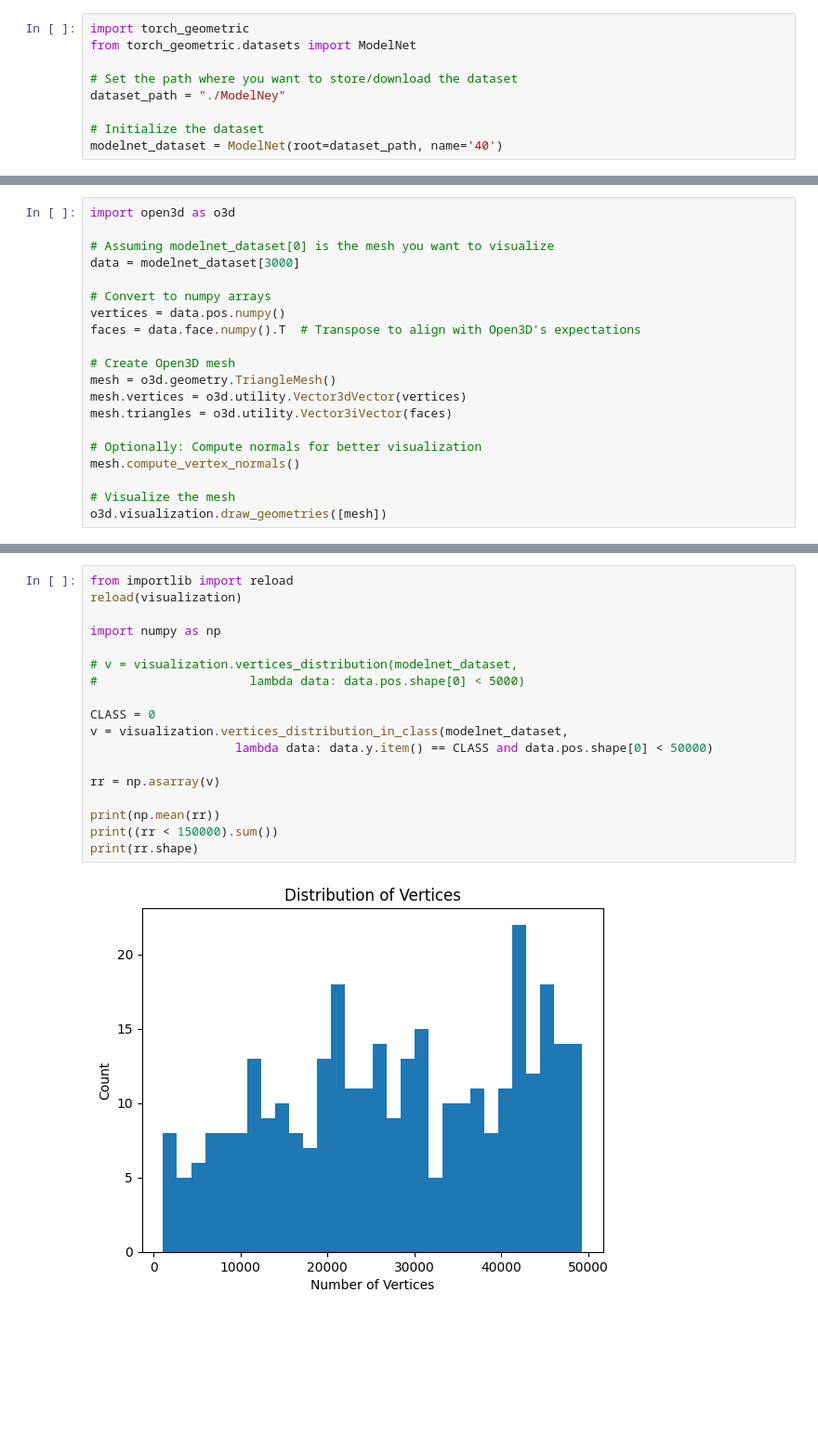
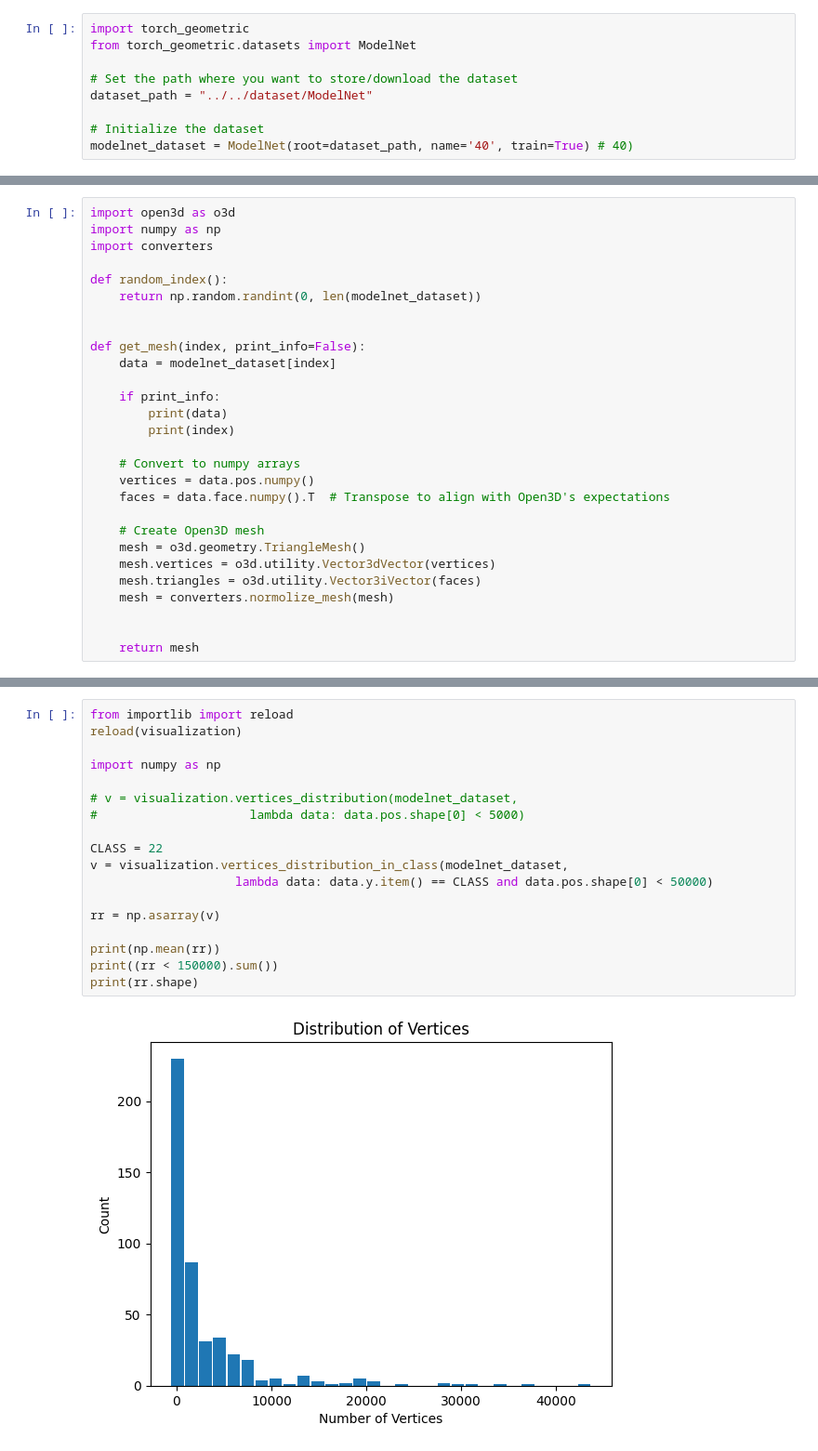
Before and after one commit to maykitbo/3d_mesh_neural_network, a Jupyter notebook: src/data_processing/modelnet.ipynb, the cells around one changed output, grey strips where cells are left out. Shown at 93% size. Saved outputs shown, nothing was run; the diff lists cells and outputs as text; blank space fills up the shorter version.

```diff
--- a/src/data_processing/modelnet.ipynb
+++ b/src/data_processing/modelnet.ipynb
@@ -3,7 +3,7 @@ import torch_geometric
 from torch_geometric.datasets import ModelNet
 
 # Set the path where you want to store/download the dataset
-dataset_path = "./ModelNey"
+dataset_path = "../../dataset/ModelNet"
 
 # Initialize the dataset
-modelnet_dataset = ModelNet(root=dataset_path, name='40')
+modelnet_dataset = ModelNet(root=dataset_path, name='40', train=True) # 40)
@@ -21,20 +25,28 @@ tensor([8])
 # %%
 import open3d as o3d
+import numpy as np
+import converters
 
-# Assuming modelnet_dataset[0] is the mesh you want to visualize
-data = modelnet_dataset[3000]
+def random_index():
+    return np.random.randint(0, len(modelnet_dataset))
 
-# Convert to numpy arrays
-vertices = data.pos.numpy()
-faces = data.face.numpy().T  # Transpose to align with Open3D's expectations
 
-# Create Open3D mesh
-mesh = o3d.geometry.TriangleMesh()
-mesh.vertices = o3d.utility.Vector3dVector(vertices)
-mesh.triangles = o3d.utility.Vector3iVector(faces)
+def get_mesh(index, print_info=False):
+    data = modelnet_dataset[index]
 
-# Optionally: Compute normals for better visualization
-mesh.compute_vertex_normals()
+    if print_info:
+        print(data)
+        print(index)
 
-# Visualize the mesh
-o3d.visualization.draw_geometries([mesh])
+    # Convert to numpy arrays
+    vertices = data.pos.numpy()
+    faces = data.face.numpy().T  # Transpose to align with Open3D's expectations
+
+    # Create Open3D mesh
+    mesh = o3d.geometry.TriangleMesh()
+    mesh.vertices = o3d.utility.Vector3dVector(vertices)
+    mesh.triangles = o3d.utility.Vector3iVector(faces)
+    mesh = converters.normolize_mesh(mesh)
+
+
+    return mesh
@@ -49,20 +84,20 @@ v = visualization.class_distribution(modelnet_dataset, lambda data: data.y.item(
 # %%
 from importlib import reload
 reload(visualization)
 
 import numpy as np
 
 # v = visualization.vertices_distribution(modelnet_dataset,
 #                     lambda data: data.pos.shape[0] < 5000)
 
-CLASS = 0
+CLASS = 22
 v = visualization.vertices_distribution_in_class(modelnet_dataset,
                     lambda data: data.y.item() == CLASS and data.pos.shape[0] < 50000)
 
 rr = np.asarray(v)
 
 print(np.mean(rr))
 print((rr < 150000).sum())
 print(rr.shape)
 # %% [output]
-[figure, old version]
+[figure, new version]
```
Also changed, not shown: parts of 7 cells of this notebook, 18 other files.
